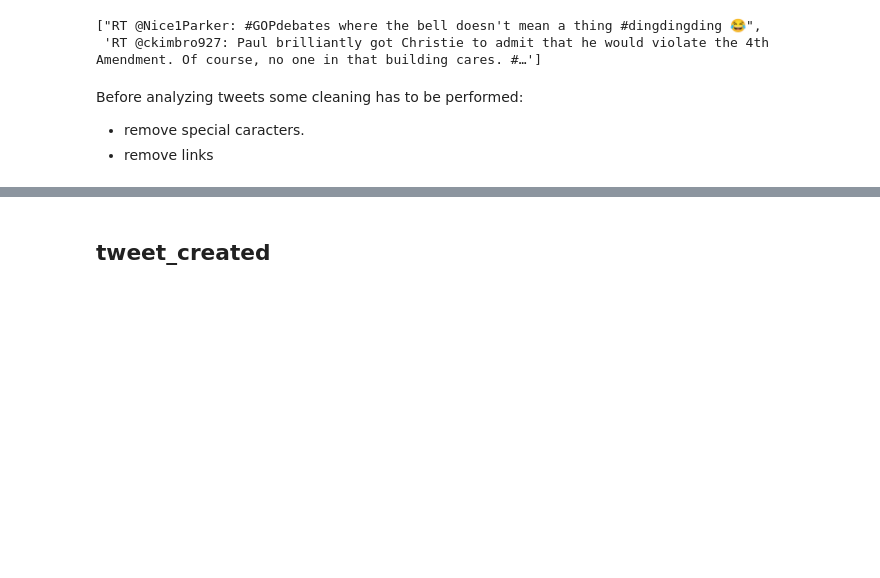
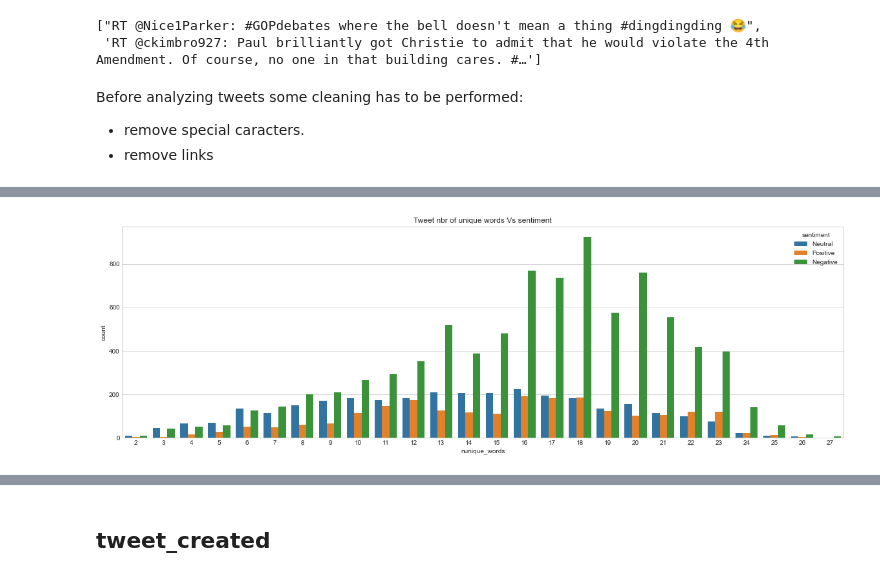
Before and after one commit to bizankad/DS-portfolio, a Jupyter notebook: tweets-sentiment-analysis/Tweets_sentiment_analysis.ipynb, the cells around one changed output, grey strips where cells are left out. Drawn from its saved outputs; the diff is of its cells as text; code cells hidden in the pictures; blank space fills up the shorter version.

```diff
--- a/tweets-sentiment-analysis/Tweets_sentiment_analysis.ipynb
+++ b/tweets-sentiment-analysis/Tweets_sentiment_analysis.ipynb
@@ -157,6 +174,3 @@ tweets.text.sample(2).to_list()
 Before analyzing tweets some cleaning has to be performed:
 - remove special caracters.
 - remove links
-# %%
-tweets_cleaned = tweets.text.str.replace('RT', '').str.replace('@', '').str.replace('#', '')
-tweets_cleaned = tweets_cleaned.str.replace(r'http[s]*\S+', '')
@@ -178,0 +177,19 @@ np.save('embeddings', embeddings)
+# %%
+def pre_process_tweets(tweet):
+    tweet = tweet.replace('RT', '').replace('@', '').replace('#', '')
+
+    # remove links
+    tweet = re.sub(r'http[s]*\S+', '', tweet)
+
+    tokens = word_tokenize(tweet)
+
+    tokens = [token for token in tokens if token.isalpha()]
+    tokens = [token.lower() for token in tokens]
+    # no lemmatization or stemming since we are going to use pre-trained embeddings
+
+
+    # delete stop words
+    tokens = [token for token in tokens if token not in stop_words]
+    return tokens
+
+tweets['tokens'] = tweets.text.apply(pre_process_tweets)
@@ -178,0 +268,8 @@ np.save('embeddings', embeddings)
+# %%
+tweets_complexity = pd.DataFrame(tweets_cleaned)
+tweets_complexity['tweet_len'] = tweets_cleaned.str.len()
+tweets_complexity['num_words'] = tweets_cleaned.str.split().str.len()
+tweets_complexity['nunique_words'] = tweets_cleaned.str.split().apply(set).str.len()
+tweets_complexity['words_diversity'] = tweets_complexity['nunique_words'] / tweets_complexity['num_words']
+tweets_complexity['sentiment'] = tweets.sentiment
+tweets_complexity.sample(5)
@@ -178,0 +283,7 @@ np.save('embeddings', embeddings)
+# %%
+plt.figure(figsize=(20,6))
+sns.countplot(tweets_complexity.nunique_words, hue=tweets_complexity.sentiment)
+plt.title('Tweet nbr of unique words Vs sentiment')
+plt.show()
+# %% [output]
+[figure, added]
```
Also changed, not shown: parts of 31 cells of this notebook, 13 other files.
